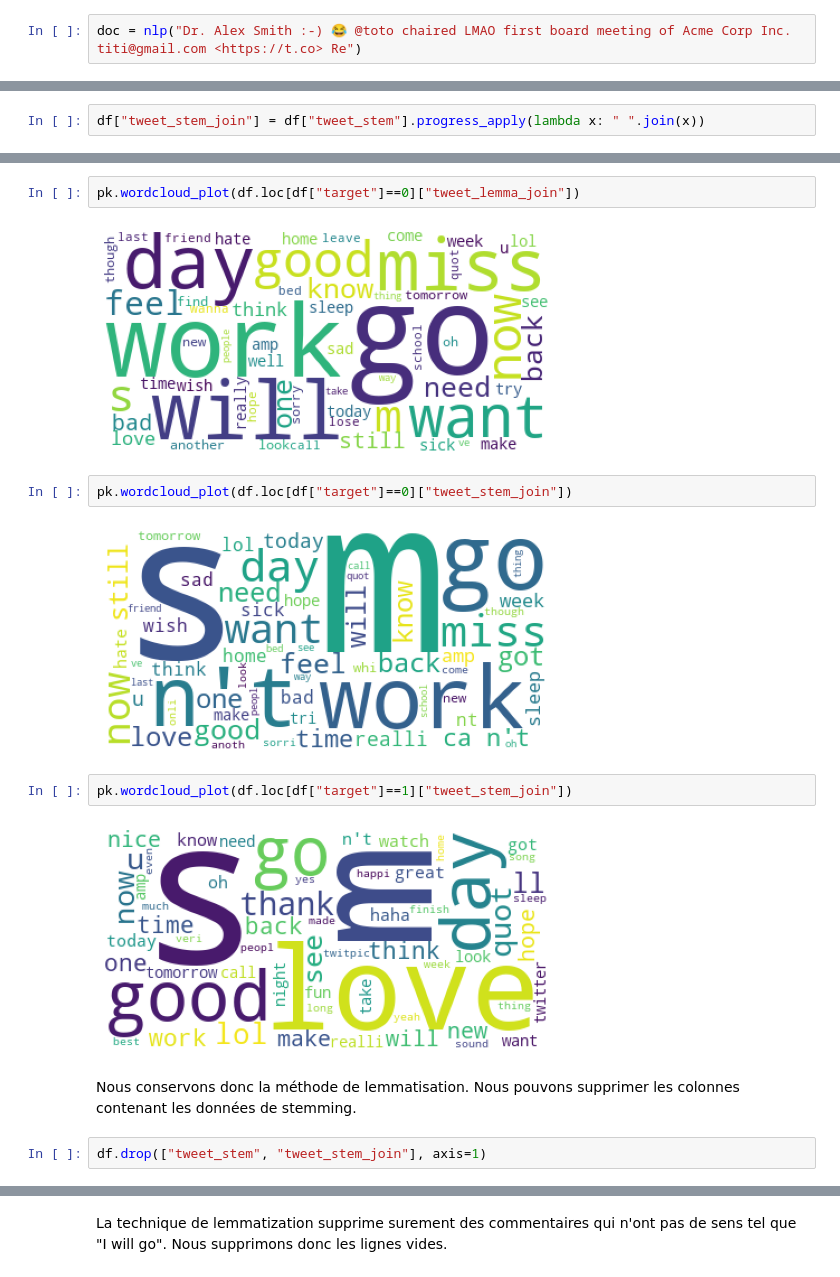
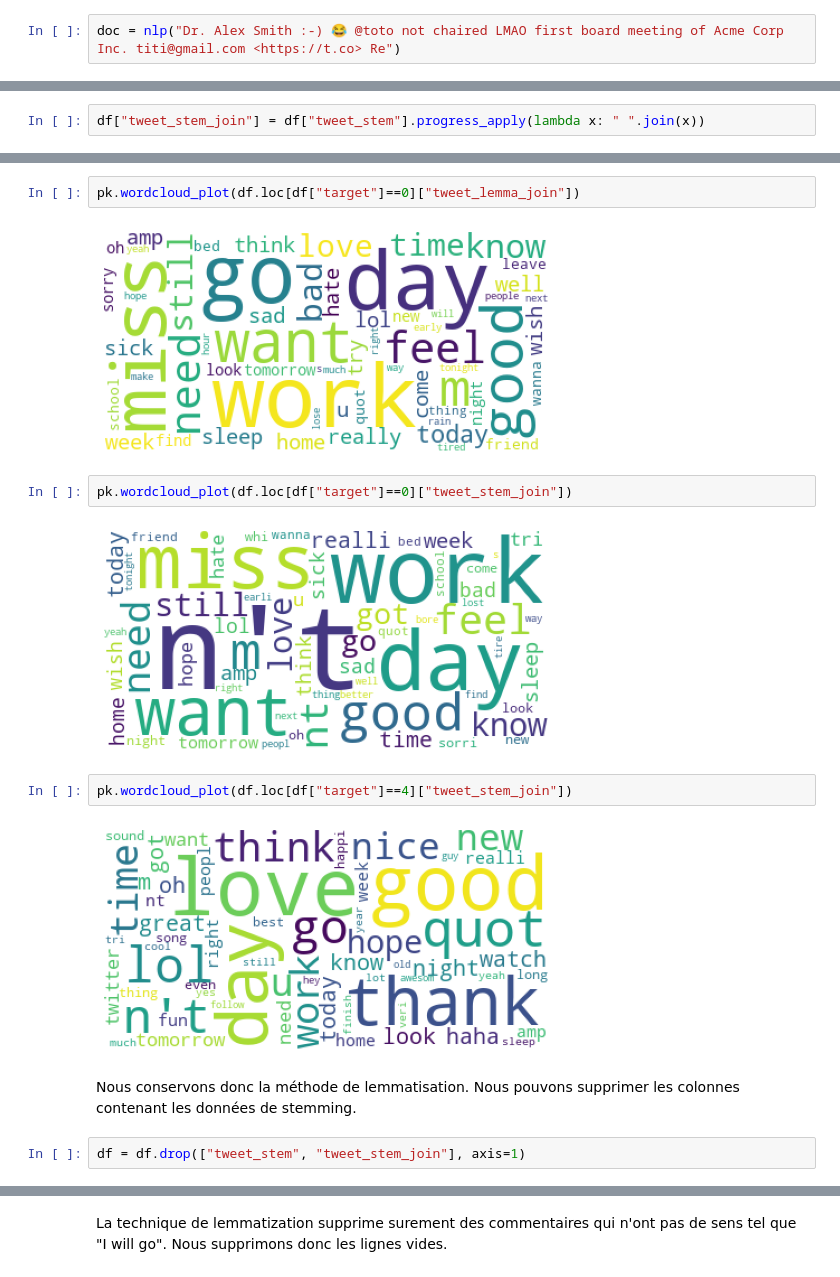
Before and after one commit to AurelieAAN/Project7_detection_des_tweets_d_insatisfactions_deep_learning, a Jupyter notebook: P7_02_scripts.ipynb, the cells around one changed output, grey strips where cells are left out. Drawn from its saved outputs; the diff is of its cells as text.

```diff
--- a/P7_02_scripts.ipynb
+++ b/P7_02_scripts.ipynb
@@ -482,7 +481,7 @@ def stemming_function(token):
 
 Token.set_extension("stemming_", getter=stemming_function, force=True)
 # %%
-doc = nlp("Dr. Alex Smith :-) 😂 @toto chaired LMAO first board meeting of Acme Corp Inc. titi@gmail.com <https://t.co> Re")
+doc = nlp("Dr. Alex Smith :-) 😂 @toto not chaired LMAO first board meeting of Acme Corp Inc. titi@gmail.com <https://t.co> Re")
 # %%
 for token in doc:
     print(token._.stemming_)
@@ -565,16 +565,16 @@ pk.wordcloud_plot(df.loc[df["target"]==1]["tweet_lemma_join"])
 # %%
 pk.wordcloud_plot(df.loc[df["target"]==0]["tweet_lemma_join"])
 # %% [output]
-[figure, old version]
+[figure, new version]
 # %%
 pk.wordcloud_plot(df.loc[df["target"]==0]["tweet_stem_join"])
 # %% [output]
-[figure, old version]
+[figure, new version]
 # %%
-pk.wordcloud_plot(df.loc[df["target"]==1]["tweet_stem_join"])
+pk.wordcloud_plot(df.loc[df["target"]==4]["tweet_stem_join"])
 # %% [output]
-[figure, old version]
+[figure, new version]
 # %% [markdown]
 Nous conservons donc la méthode de lemmatisation. Nous pouvons supprimer les colonnes contenant les données de stemming.
 # %%
-df.drop(["tweet_stem", "tweet_stem_join"], axis=1)
+df = df.drop(["tweet_stem", "tweet_stem_join"], axis=1)
```
Also changed, not shown: parts of 126 cells of this notebook.
